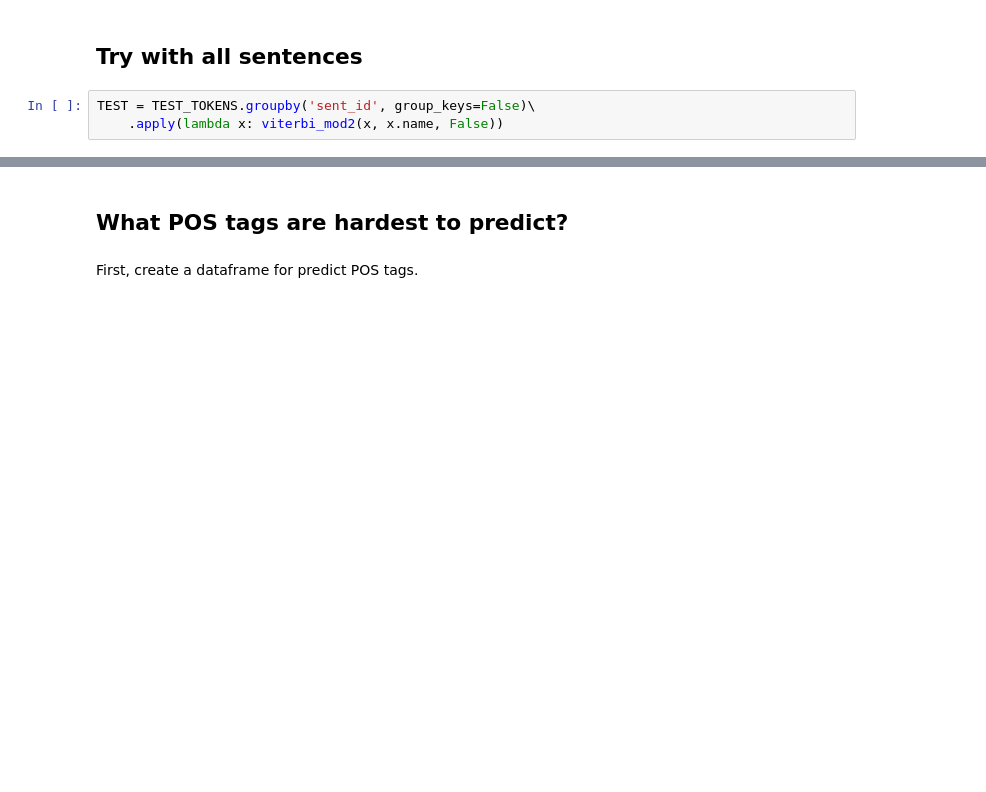
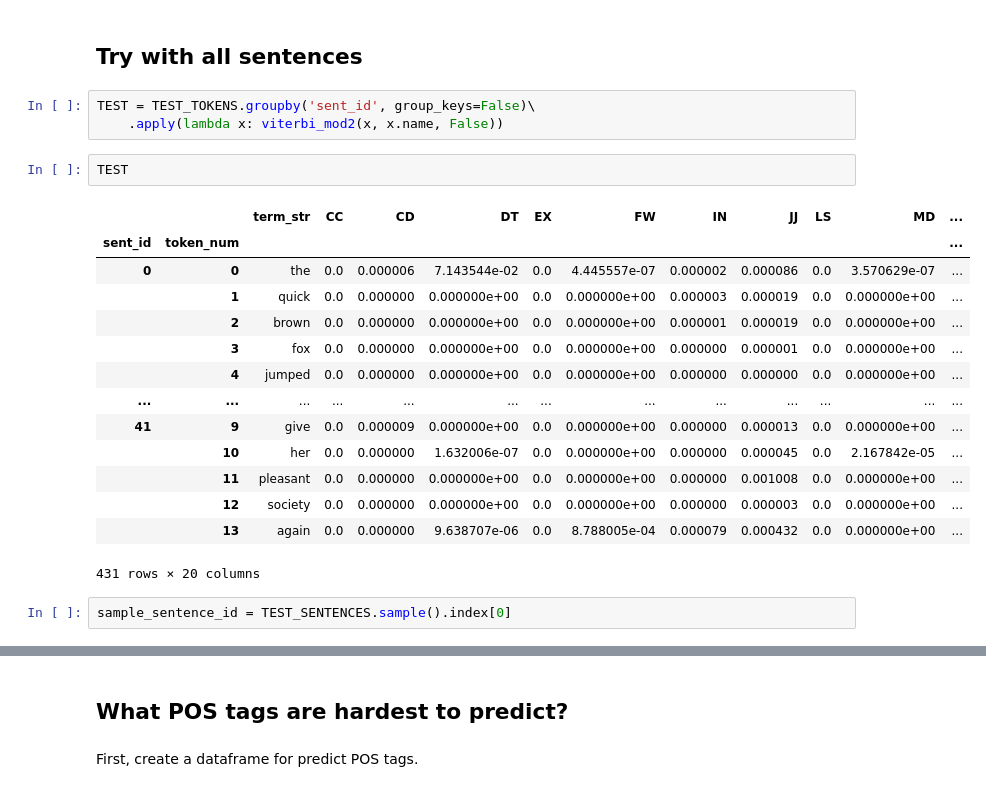
Before and after one commit to ontoligent/DS5001-2023-01-R, a Jupyter notebook: lessons/M04_NLP/M04_02_HMM.ipynb, the cells around one changed output, grey strips where cells are left out. Drawn from its saved outputs; the diff is of its cells as text; blank space fills up the shorter version.

```diff
--- a/lessons/M04_NLP/M04_02_HMM.ipynb
+++ b/lessons/M04_NLP/M04_02_HMM.ipynb
@@ -716,4 +532,23 @@ X[['term_str', 'tag']].T
 # %%
 TEST = TEST_TOKENS.groupby('sent_id', group_keys=False)\
     .apply(lambda x: viterbi_mod2(x, x.name, False))
+# %%
+TEST
+# %% [output]
+|  |  | term_str | CC | CD | DT | EX | FW | IN | JJ | LS | MD | ... |
+| sent_id | token_num |  |  |  |  |  |  |  |  |  |  | ... |
+| 0 | 0 | the | 0.0 | 0.000006 | 7.143544e-02 | 0.0 | 4.445557e-07 | 0.000002 | 0.000086 | 0.0 | 3.570629e-07 | ... |
+|  | 1 | quick | 0.0 | 0.000000 | 0.000000e+00 | 0.0 | 0.000000e+00 | 0.000003 | 0.000019 | 0.0 | 0.000000e+00 | ... |
+|  | 2 | brown | 0.0 | 0.000000 | 0.000000e+00 | 0.0 | 0.000000e+00 | 0.000001 | 0.000019 | 0.0 | 0.000000e+00 | ... |
+|  | 3 | fox | 0.0 | 0.000000 | 0.000000e+00 | 0.0 | 0.000000e+00 | 0.000000 | 0.000001 | 0.0 | 0.000000e+00 | ... |
+|  | 4 | jumped | 0.0 | 0.000000 | 0.000000e+00 | 0.0 | 0.000000e+00 | 0.000000 | 0.000000 | 0.0 | 0.000000e+00 | ... |
+| ... | ... | ... | ... | ... | ... | ... | ... | ... | ... | ... | ... | ... |
+| 41 | 9 | give | 0.0 | 0.000009 | 0.000000e+00 | 0.0 | 0.000000e+00 | 0.000000 | 0.000013 | 0.0 | 0.000000e+00 | ... |
+|  | 10 | her | 0.0 | 0.000000 | 1.632006e-07 | 0.0 | 0.000000e+00 | 0.000000 | 0.000045 | 0.0 | 2.167842e-05 | ... |
+|  | 11 | pleasant | 0.0 | 0.000000 | 0.000000e+00 | 0.0 | 0.000000e+00 | 0.000000 | 0.001008 | 0.0 | 0.000000e+00 | ... |
+|  | 12 | society | 0.0 | 0.000000 | 0.000000e+00 | 0.0 | 0.000000e+00 | 0.000000 | 0.000003 | 0.0 | 0.000000e+00 | ... |
+|  | 13 | again | 0.0 | 0.000000 | 9.638707e-06 | 0.0 | 8.788005e-04 | 0.000079 | 0.000432 | 0.0 | 0.000000e+00 | ... |
+431 rows × 20 columns
+# %%
+sample_sentence_id = TEST_SENTENCES.sample().index[0]
 # %%
```
Also changed, not shown: parts of 37 cells of this notebook, 2 other files.
